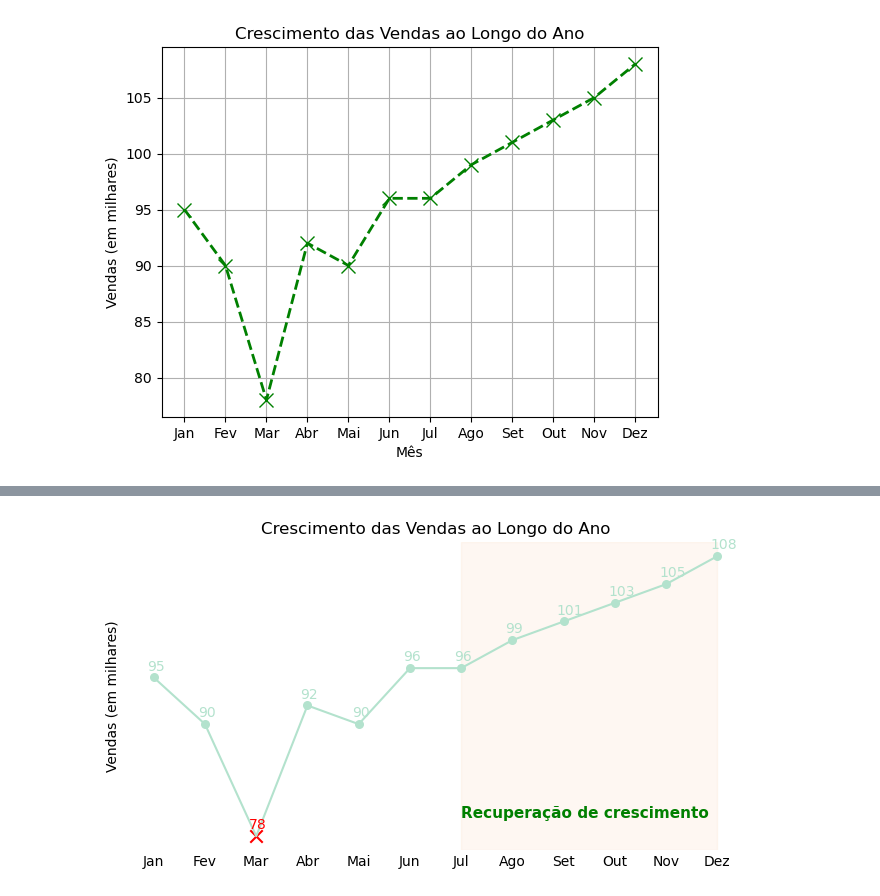
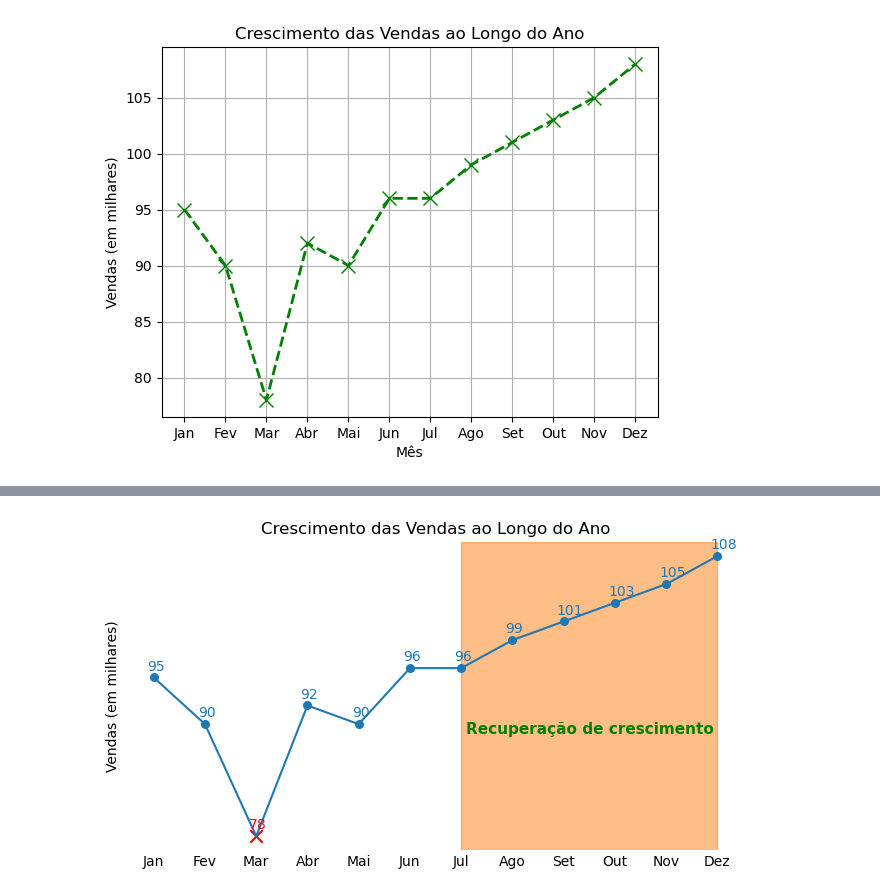
Before and after one commit to ikaromm/Matplotlib_Study, a Jupyter notebook: pyplot/line_plot.ipynb, the cells around one changed output, grey strips where cells are left out. Drawn from its saved outputs; the diff is of its cells as text; code cells hidden in the pictures.

```diff
--- a/pyplot/line_plot.ipynb
+++ b/pyplot/line_plot.ipynb
@@ -86,43 +132,62 @@ plt.show()
 # %%
 import matplotlib.pyplot as plt
 from cycler import cycler
 import numpy as np
 
-meses = ['Jan', 'Fev', 'Mar', 'Abr', 'Mai', 'Jun', 'Jul', 'Ago', 'Set', 'Out', 'Nov', 'Dez']
+meses = [
+    "Jan",
+    "Fev",
+    "Mar",
+    "Abr",
+    "Mai",
+    "Jun",
+    "Jul",
+    "Ago",
+    "Set",
+    "Out",
+    "Nov",
+    "Dez",
+]
 vendas = [95, 90, 78, 92, 90, 96, 96, 99, 101, 103, 105, 108]
 
-cores = plt.get_cmap('Pastel2').colors
-ciclo_cores = cycler('color', cores)
-plt.rc('axes', prop_cycle=ciclo_cores)
+cores = plt.get_cmap("tab10").colors
+ciclo_cores = cycler("color", cores)
+plt.rc("axes", prop_cycle=ciclo_cores)
 
 plt.figure(figsize=(8, 4))
 plt.plot(meses, vendas)
 
 # adicionando um vspan para destacar o intervalo de meses com vendas a partir de julho
-plt.axvspan(6, 11, color=cores[1], alpha=0.15)
+plt.axvspan(6, 11, color=cores[1], alpha=0.5)
 
 # adicionando texto para destacar o intervalo de meses com vendas a partir de julho
-plt.text(6, 80, 'Recuperação de crescimento', fontsize=11, color='green', weight='bold')
+plt.text(6.1, 89, "Recuperação de crescimento", fontsize=11, color="green", weight="bold")
 
 # usando o np where, crie uma lista de marcadores x para o valor mínimo e o para o resto
-marcadores = np.where(vendas == np.min(vendas), 'x', 'o')
+marcadores = np.where(vendas == np.min(vendas), "x", "o")
 for posicao, marcador in enumerate(marcadores):
-    if marcador == 'x':
-        cor = 'red'
+    if marcador == "x":
+        cor = "red"
         tamanho = 80
     else:
         cor = cores[0]
         tamanho = 30
     plt.scatter(meses[posicao], vendas[posicao], marker=marcador, s=tamanho, color=cor)
-    plt.annotate(vendas[posicao], color=cor, xy=(meses[posicao], vendas[posicao]), xytext=(-5, 5), textcoords='offset points')
+    plt.annotate(
+        vendas[posicao],
+        color=cor,
+        xy=(meses[posicao], vendas[posicao]),
+        xytext=(-5, 5),
+        textcoords="offset points",
+    )
 
-plt.ylabel('Vendas (em milhares)')
-plt.title('Crescimento das Vendas ao Longo do Ano')
+plt.ylabel("Vendas (em milhares)")
+plt.title("Crescimento das Vendas ao Longo do Ano")
 
 plt.yticks([])
-plt.tick_params(axis='x', length=0)
+plt.tick_params(axis="x", length=0)
 plt.box(False)
 
 plt.show()
 # %% [output]
-[figure, old version]
+[figure, new version]
```
Also changed, not shown: parts of 3 cells of this notebook.
